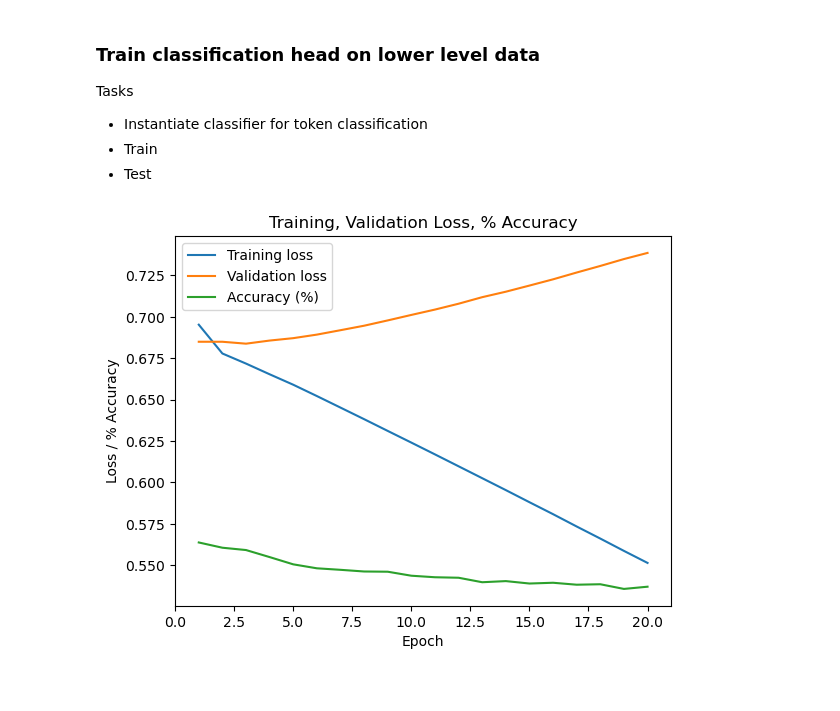
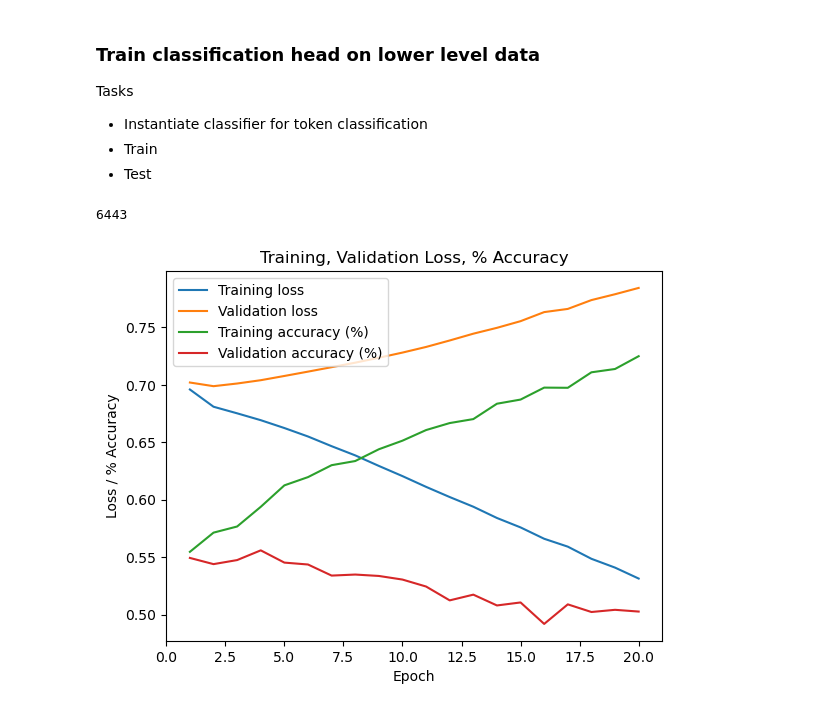
Before and after one commit to harryb257/MScProject, a Jupyter notebook: ESM2 baseline.ipynb, the cells around one changed output. Saved outputs shown, nothing was run; the diff lists cells and outputs as text; code cells hidden in the pictures.

Commit message:
Trial weighting cross entropy loss classes, add accuracy metrics to training for classifier performance troubleshooting, add plot for by fold information

```diff
--- a/ESM2 baseline.ipynb
+++ b/ESM2 baseline.ipynb
@@ -115,15 +116,17 @@ for param in model.parameters():
 ### Generate embeddings from ESM2 for lower level data to train classification head
 # %%
 # Import lower level data
-df_lower= pd.read_csv("/Users/harry/Documents/Data Science MSc/PROJECT/MScProject/Lower_1763.csv")
+df_lower_stacked = pd.read_csv("/Users/harry/Documents/Data Science MSc/PROJECT/MScProject/Lower_1763.csv")
 
 # Remove extraneous columns
 # df_lower = df_lower.iloc[:,0:5]
 
 # Add mask column where 1 assigned if labelled with pos/neg epitope and -100 if NaN
-df_lower['mask'] = df_lower['Class'].isin([-1,1]).astype('int32')
-df_lower['mask'] = df_lower['mask'].replace(0, -100)
+df_lower_stacked['mask'] = df_lower_stacked['Class'].isin([-1,1]).astype('int32')
+df_lower_stacked['mask'] = df_lower_stacked['mask'].replace(0, -100)
 
 # Change class column so nan = -100 and -1 = 0. Used later in loss function for classifier training
-df_lower['Class'] = df_lower['Class'].fillna(-100).astype('int32')
-df_lower['Class'] = df_lower['Class'].replace(-1, 0).astype('int32')
+df_lower_stacked['Class'] = df_lower_stacked['Class'].fillna(-100).astype('int32')
+df_lower_stacked['Class'] = df_lower_stacked['Class'].replace(-1, 0).astype('int32')
+
+df_lower_stacked
@@ -130,6 +147,6 @@ df_lower['Class'] = df_lower['Class'].replace(-1, 0).astype('int32')
 # %%
 # Aggregate columns for wide format
-df_lower = df_lower.groupby(['Info_protein_id','Info_group','Info_split'], as_index=False).agg(
+df_lower = df_lower_stacked.groupby(['Info_protein_id','Info_group','Info_split'], as_index=False).agg(
     sequence=('Info_AA', ''.join),
     label=('Class', list),
     position=('Info_pos', list),
@@ -336,17 +353,39 @@ class PerResidueClassifier(nn.Module):
 
         self.linear1 = nn.Linear(in_features, hidden_size)
         self.relu = nn.ReLU()
+        self.dropout = nn.Dropout()
         self.linear2 = nn.Linear(hidden_size, out_features)
 
     def forward(self, embeddings):
         x = self.linear1(embeddings)
         x = self.relu(x)
+        x = self.dropout(x)
         logits = self.linear2(x)
 
         return logits
+
+# Instantiate classifier
+clf = PerResidueClassifier()
 # %%
-# Instantiate classifier
-clf = PerResidueClassifier()
+# # Determine frequency of positive vs negative labels to be used to weight the loss function
+# neg_class = len(df_lower_stacked[df_lower_stacked['Class'] == 0])
+# pos_class = len(df_lower_stacked[df_lower_stacked['Class'] == 1])
+
+# # Total labelled
+# total = neg_class + pos_class
+
+# # Set the weight as the inverse proportion of the total
+# neg_weight = torch.tensor([total/(2*neg_class)])
+# pos_weight = torch.tensor([total/(2*pos_class)])
+
+# # Concat tensors
+# weight = torch.cat([neg_weight, pos_weight])
+
+# weight
+
+# pos_class
+# %% [output]
+6443
 # %%
 # Instantiate cross-entropy loss function, ignores positions with mask -100
 loss_fcn = nn.CrossEntropyLoss(ignore_index=-100)
@@ -465,26 +523,29 @@ for key, fold in train_loaded.items():
 # %%
 # Convert dictionaries to numpy arrays
 training_loss_array = np.array(list(training_loss_dict.values()))
 val_loss_array = np.array(list(val_loss_dict.values()))
-acc_array = np.array(list(acc_dict.values()))
+training_acc_array = np.array(list(acc_dict.values()))
+val_acc_array = np.array(list(val_acc_dict.values()))
 
 # Average folds over each epoch
 avg_train_loss_per_fold = np.mean(training_loss_array, axis=0)
 avg_val_loss_per_fold = np.mean(val_loss_array, axis=0)
-avg_acc = np.mean(acc_array, axis=0)
+training_avg_acc = np.mean(training_acc_array, axis=0)
+val_avg_acc = np.mean(val_acc_array, axis=0)
 
 # Plot mean loss per epoch
 fig = plt.figure()
 ax = fig.add_subplot(1, 1, 1)
 ax.plot(range(1, epochs+1), avg_train_loss_per_fold, label='Training loss')
 ax.plot(range(1, epochs+1), avg_val_loss_per_fold, label='Validation loss')
-ax.plot(range(1, epochs+1), avg_acc, label='Accuracy (%)')
+ax.plot(range(1, epochs+1), training_avg_acc, label='Training accuracy (%)')
+ax.plot(range(1, epochs+1), val_avg_acc, label='Validation accuracy (%)')
 ax.set_xlabel('Epoch')
 ax.set_ylabel('Loss / % Accuracy')
 ax.set_title('Training, Validation Loss, % Accuracy')
 ax.set_xlim(0, epochs+1)
 # ax.set_ylim(0.5, 1.0)
 ax.legend()
 plt.show()
 # %% [output]
-[figure, old version]
+[figure, new version]
```
Also changed, not shown: parts of 5 cells of this notebook.
